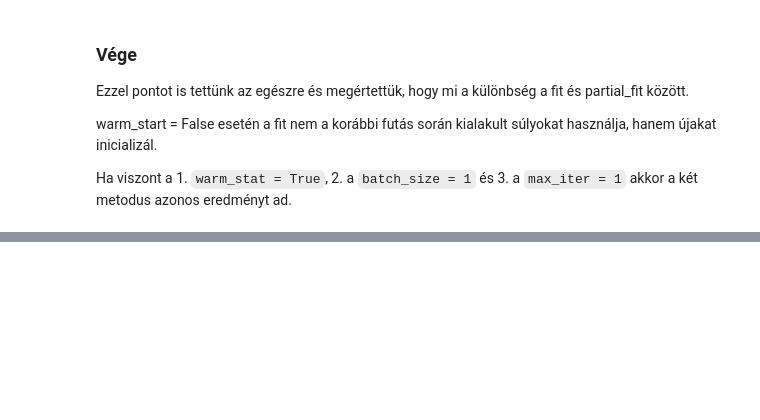
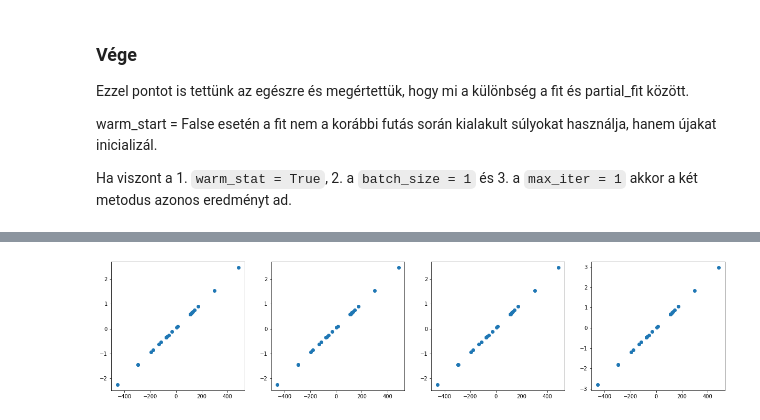
Before and after one commit to JoDeMiro/DeepLearningIntroduction, a Jupyter notebook: Sklearn_Online_Learning.ipynb, the cells around one changed output, grey strips where cells are left out. Drawn from its saved outputs; the diff is of its cells as text; code cells hidden in the pictures; blank space fills up the shorter version.

Commit message:
Sklearn Incremental Learning Helyes Használat

```diff
--- a/Sklearn_Online_Learning.ipynb
+++ b/Sklearn_Online_Learning.ipynb
@@ -653,0 +675,4 @@ Ha viszont a 1. `warm_stat = True`, 2. a `batch_size = 1` és 3. a `max_iter = 1
+# %%
+X_train, X_test, Y_train, Y_test = train_test_split(X, Y, train_size=0.9, random_state=123)
+
+X_train.shape, X_test.shape, Y_train.shape, Y_test.shape
@@ -653,0 +683,5 @@ Ha viszont a 1. `warm_stat = True`, 2. a `batch_size = 1` és 3. a `max_iter = 1
+# %%
+X_train, X_test = X_train.reshape(-1,24,100), X_test.reshape(-1,24,100)
+Y_train, Y_test = Y_train.reshape(-1,24), Y_test.reshape(-1,24)
+
+X_train.shape, X_test.shape, Y_train.shape, Y_test.shape
@@ -653,0 +694,10 @@ Ha viszont a 1. `warm_stat = True`, 2. a `batch_size = 1` és 3. a `max_iter = 1
+# %%
+from sklearn.preprocessing import StandardScaler
+
+### Scaling Data
+
+scaler = StandardScaler()
+
+for i in range(X_train.shape[0]):
+    X_batch, Y_batch = X_train[i], Y_train[i]
+    scaler.partial_fit(X_batch, Y_batch)  ## Partially fitting data in batches
@@ -653,0 +718,65 @@ Ha viszont a 1. `warm_stat = True`, 2. a `batch_size = 1` és 3. a `max_iter = 1
+# %%
+### Test
+
+scaler = StandardScaler()
+y_batch = Y[0:24]                                 # <- ez nagy hiba lenne mert az Y_trai[0] nem azonos Y[0:24] ugyanis az Y_train randomizált volt
+y_batch = Y_train[0]                              # <- ha a fenti futással azonos eredményt akarok kapni akkor ezt az adatot kell használni
+scaler.partial_fit(y_batch.reshape(-1, 1))
+y_partialy_scaled = scaler.transform(y_batch.reshape(-1, 1))
+y_partialy_scaled = y_partialy_scaled.flatten()
+print(y_partialy_scaled)
+print('pf min {:.5f}'.format(y_partialy_scaled.min()))
+print('pf max  {:.5f}'.format(y_partialy_scaled.max()))
+print('pf avg {:.5f}'.format(y_partialy_scaled.mean()))
+
+scaler = StandardScaler()
+y_batch = Y[0:24]                                 # <- ez nagy hiba lenne mert az Y_trai[0] nem azonos Y[0:24] ugyanis az Y_train randomizált volt
+y_batch = Y_train[0]                              # <- ha a fenti futással azonos eredményt akarok kapni akkor ezt az adatot kell használni
+scaler.fit(y_batch.reshape(-1, 1))
+y_batch_scaled = scaler.transform(y_batch.reshape(-1, 1))
+y_batch_scaled = y_batch_scaled.flatten()
+print(y_batch_scaled)
+print('pf min {:.5f}'.format(y_batch_scaled.min()))
+print('pf max  {:.5f}'.format(y_batch_scaled.max()))
+print('pf avg {:.5f}'.format(y_batch_scaled.mean()))
+
+# Eddig tökéletesen az történik, amit elvárnék, hogy történnie keljen
+
+scaler = StandardScaler()
+y_batch_scaled_in_loop = []
+for i in range(Y_train.shape[0]):
+    y_batch = Y_train[i]
+    scaler.partial_fit(y_batch.reshape(-1, 1))
+    tmp = scaler.transform(y_batch.reshape(-1, 1))
+    y_batch_scaled_in_loop.append(tmp)
+y_batch_scaled_in_loop_part = y_batch_scaled_in_loop[0]
+y_batch_scaled_in_loop_part = y_batch_scaled_in_loop_part.flatten()
+print(y_batch_scaled_in_loop_part)
+print('pf min {:.5f}'.format(y_batch_scaled_in_loop_part.min()))
+print('pf max  {:.5f}'.format(y_batch_scaled_in_loop_part.max()))
+print('pf avg {:.5f}'.format(y_batch_scaled_in_loop_part.mean()))
+
+
+print('--------------------------------')
+
+
+scaler = StandardScaler()
+y = Y                                             # <- az egészen tanítjuk
+scaler.fit(y.reshape(-1, 1))
+y = Y_train[0]                                    # <- de erre alkalmazzuk
+y_scaled_whole = scaler.transform(y.reshape(-1, 1))
+y_scaled_whole = y_scaled_whole.flatten()
+print(y_scaled_whole)
+print('pf min {:.5f}'.format(y_scaled_whole.min()))
+print('pf max  {:.5f}'.format(y_scaled_whole.max()))
+print('pf avg {:.5f}'.format(y_scaled_whole.mean()))
+
+import matplotlib.pyplot as plt
+
+fig, (ax0, ax1, ax2, ax3) = plt.subplots(1, 4, figsize=(21, 4.5))
+ax0.scatter(Y_train[0], y_partialy_scaled)
+ax1.scatter(Y_train[0], y_batch_scaled)
+ax2.scatter(Y_train[0], y_batch_scaled_in_loop_part)
+ax3.scatter(Y_train[0], y_scaled_whole)
+plt.plot()
+# %% [output]
@@ -653,0 +801 @@ Ha viszont a 1. `warm_stat = True`, 2. a `batch_size = 1` és 3. a `max_iter = 1
+[figure, added]
```
Also changed, not shown: parts of 18 cells of this notebook.
